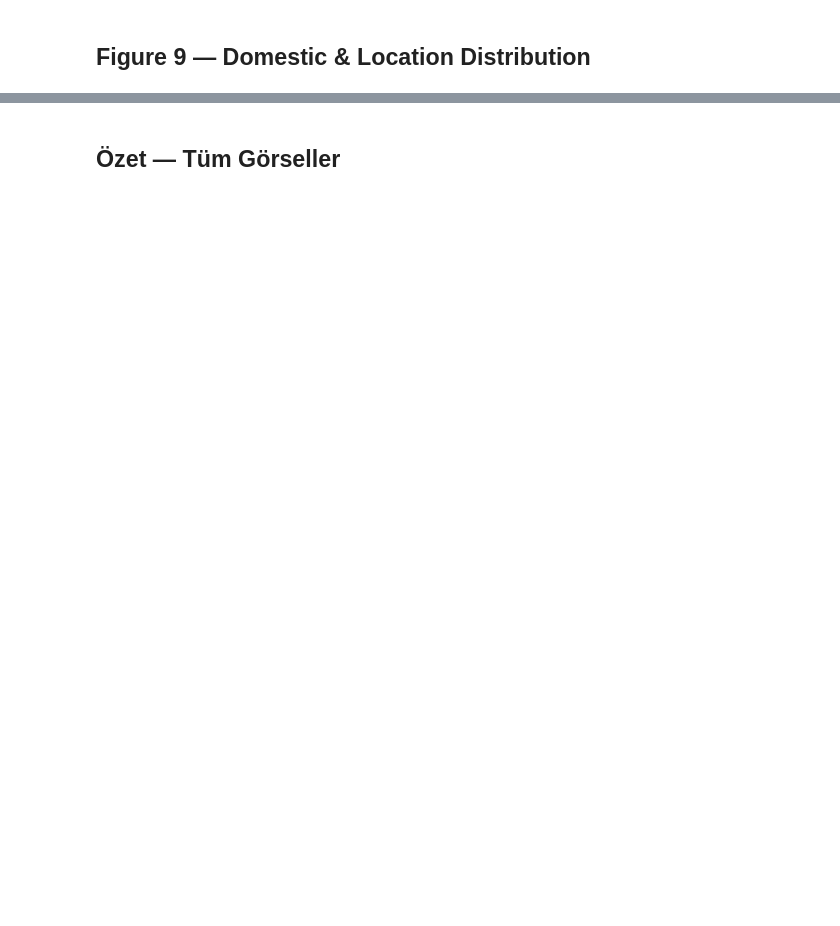
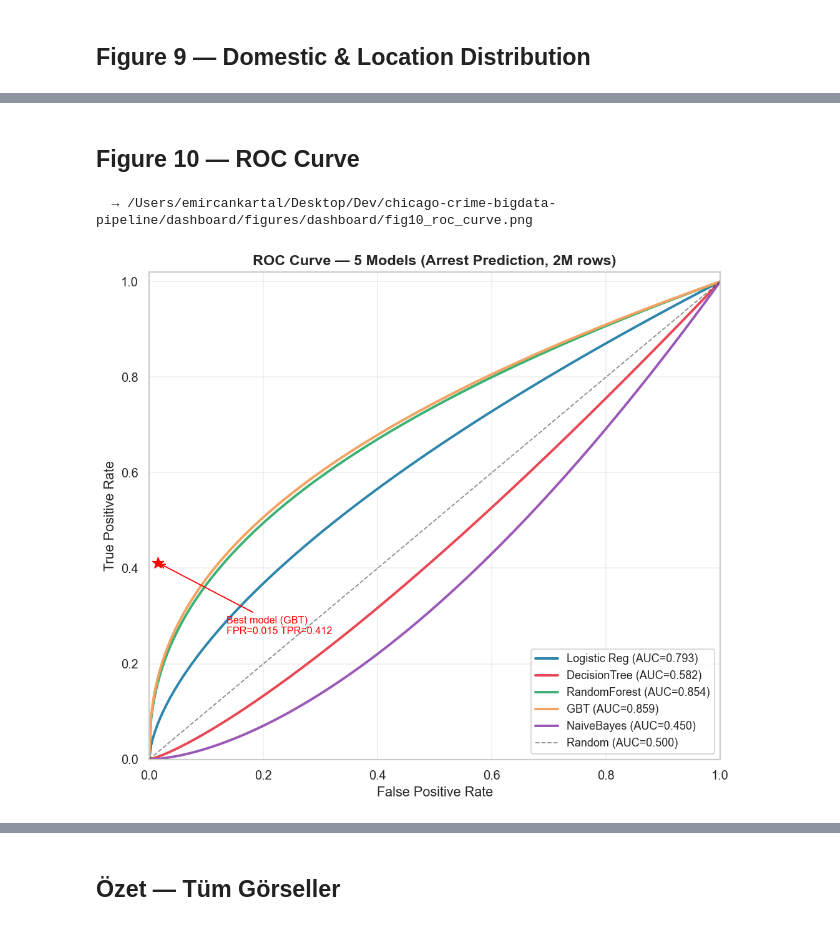
Before and after one commit to EmircanKartal/chicago-crime-bigdata-pipeline, a Jupyter notebook: notebooks/06_dashboard_figures.ipynb, the cells around one changed output, grey strips where cells are left out. Drawn from its saved outputs; the diff is of its cells as text; code cells hidden in the pictures; blank space fills up the shorter version.

```diff
--- a/notebooks/06_dashboard_figures.ipynb
+++ b/notebooks/06_dashboard_figures.ipynb
@@ -325,0 +326,46 @@ plt.show()
+# %% [markdown]
+## Figure 10 — ROC Curve
+# %%
+import numpy as np
+
+roc_colors = ['#2E86AB','#E84855','#3BB273','#F4A261','#9B59B6']
+
+# Get best model operating point from confusion matrix
+cm_df_roc = pd.read_csv(REPORTS / 'confusion_matrix_best_model.csv')
+cm_arr = [[0,0],[0,0]]
+for _, r in cm_df_roc.iterrows():
+    cm_arr[int(r['label'])][int(r['prediction'])] = r['count']
+tn,fp,fn,tp = cm_arr[0][0],cm_arr[0][1],cm_arr[1][0],cm_arr[1][1]
+best_tpr = tp/(tp+fn) if (tp+fn) else 0
+best_fpr = fp/(fp+tn) if (fp+tn) else 0
+
+fig, ax = plt.subplots(figsize=(8, 7))
+
+for i, row in metrics_df.iterrows():
+    auc  = row['auc_roc']
+    name = row['model'].replace('Classifier','').replace('Regression',' Reg')
+    # Approximate ROC curve from AUC using power-law parameterisation
+    t = np.linspace(0, 1, 300)
+    a = max(0.1, (1-auc)*3)
+    tpr_curve = t ** a
+    ax.plot(t, tpr_curve, color=roc_colors[i], lw=2.2,
+            label=f'{name} (AUC={auc:.3f})')
+
+ax.plot([0,1],[0,1],'k--',lw=1,alpha=0.5,label='Random (AUC=0.500)')
+ax.scatter([best_fpr],[best_tpr],color='red',zorder=6,s=100,marker='*')
+ax.annotate(f'Best model (GBT)\nFPR={best_fpr:.3f} TPR={best_tpr:.3f}',
+            xy=(best_fpr,best_tpr), xytext=(best_fpr+0.12,best_tpr-0.15),
+            arrowprops=dict(arrowstyle='->',color='red'),fontsize=9,color='red')
+ax.set_xlabel('False Positive Rate', fontsize=12)
+ax.set_ylabel('True Positive Rate', fontsize=12)
+ax.set_title('ROC Curve — 5 Models (Arrest Prediction, 2M rows)',
+             fontsize=13, fontweight='bold')
+ax.legend(loc='lower right', fontsize=10)
+ax.set_xlim(0,1); ax.set_ylim(0,1.02)
+ax.grid(True, alpha=0.3)
+plt.tight_layout()
+save('fig10_roc_curve.png')
+plt.show()
+# %% [output]
+  → /Users/emircankartal/Desktop/Dev/chicago-crime-bigdata-pipeline/dashboard/figures/dashboard/fig10_roc_curve.png
+[figure, added]
```
Also changed, not shown: parts of 10 cells of this notebook, 22 other files.
